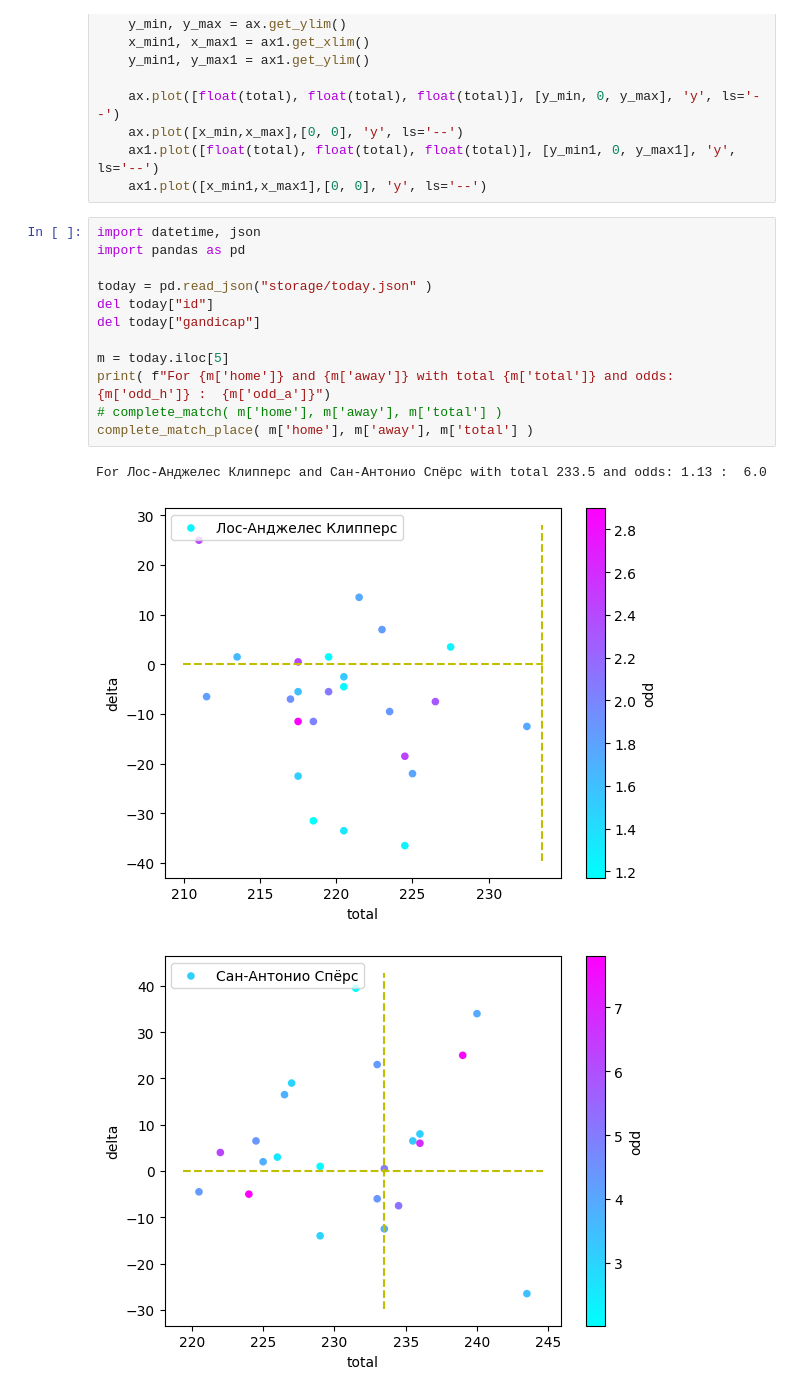
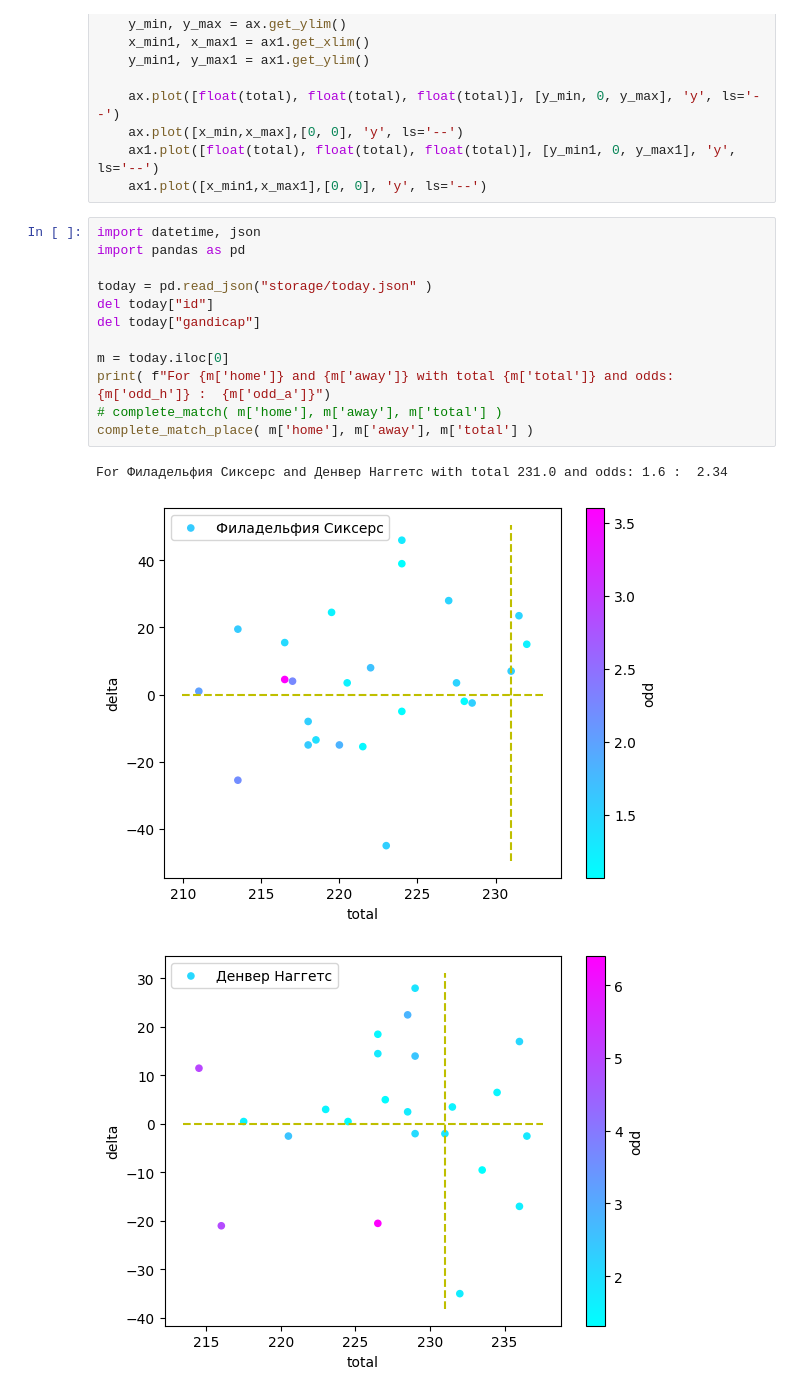
Before and after one commit to glahiator/basket_total, a Jupyter notebook: analyze.ipynb, the cells around one changed output. Drawn from its saved outputs; the diff is of its cells as text.

```diff
--- a/analyze.ipynb
+++ b/analyze.ipynb
@@ -219,19 +219,19 @@ def complete_match_place(home, away, total):
 # %%
 import datetime, json
 import pandas as pd
 
 today = pd.read_json("storage/today.json" )
 del today["id"]
 del today["gandicap"]
 
-m = today.iloc[5]
+m = today.iloc[0]
 print( f"For {m['home']} and {m['away']} with total {m['total']} and odds: {m['odd_h']} :  {m['odd_a']}")
 # complete_match( m['home'], m['away'], m['total'] )
 complete_match_place( m['home'], m['away'], m['total'] )
 # %% [output]
-For Лос-Анджелес Клипперс and Сан-Антонио Спёрс with total 233.5 and odds: 1.13 :  6.0
+For Филадельфия Сиксерс and Денвер Наггетс with total 231.0 and odds: 1.6 :  2.34
-[figure, old version]
+[figure, new version]
-[figure, old version]
+[figure, new version]
 # %%
 # get_team_chrono_delta( m['home'], m['total'] )
 # get_team_chrono_delta_place(m['home'], m['total'], 'home' )
```
Also changed, not shown: parts of 3 cells of this notebook, 3 other files.
